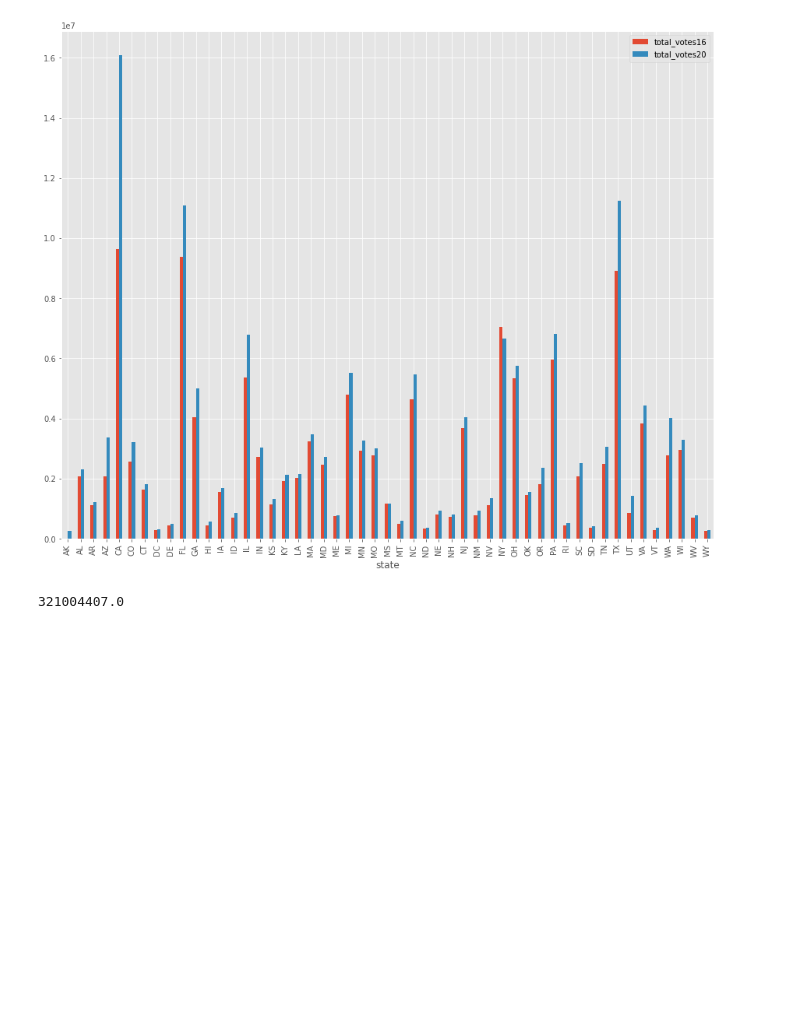
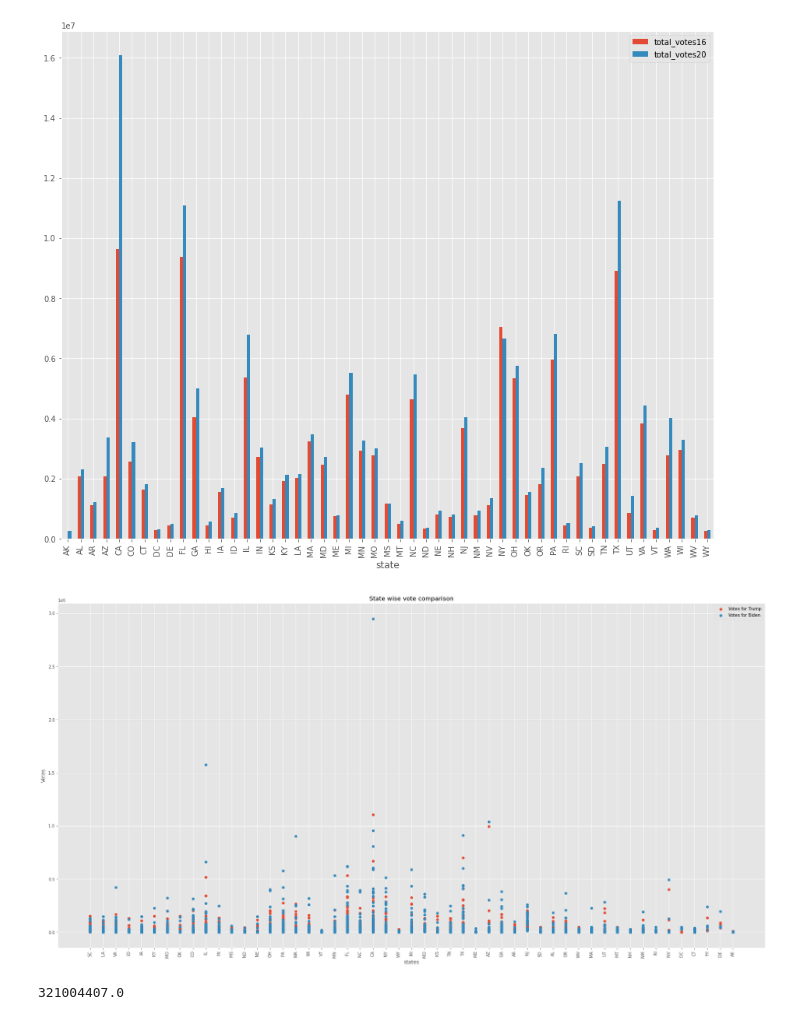
Before and after one commit to kandalkarankita/Arima_HDSC_winter_2022, a Jupyter notebook: Arima_Project.ipynb, the cells around one changed output. Drawn from its saved outputs; the diff is of its cells as text; code cells hidden in the pictures; blank space fills up the shorter version.

```diff
--- a/Arima_Project.ipynb
+++ b/Arima_Project.ipynb
@@ -348,6 +348,30 @@ df.groupby('state')['total_votes16','total_votes20'].sum().plot(kind = 'bar')
 # %% [output]
 <matplotlib.axes._subplots.AxesSubplot at 0x...>
 [figure]
+# %%
+plt.xticks(rotation = 90)
+
+x1 = df['state']
+y1 = df['votes20_Donald_Trump']
+
+plt.scatter(x1, y1, label = "Votes for Trump")
+
+x2 = df['state']
+y2 = df['votes20_Joe_Biden']
+
+plt.scatter(x2, y2, label = "Votes for Biden")
+
+plt.xlabel('states')
+
+plt.ylabel('Votes')
+
+plt.title('State wise vote comparison')
+
+plt.legend()
+
+plt.show()
+# %% [output]
+[figure, added]
 # %%
 #checking Totalpopulation
 df['TotalPop'].sum()
```
